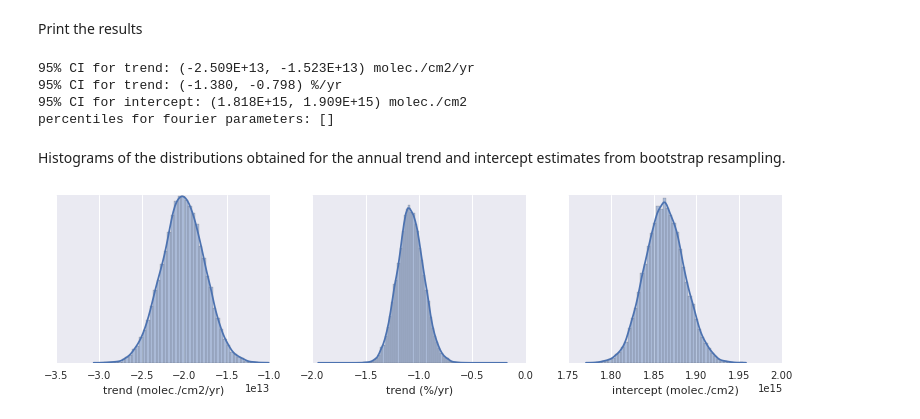
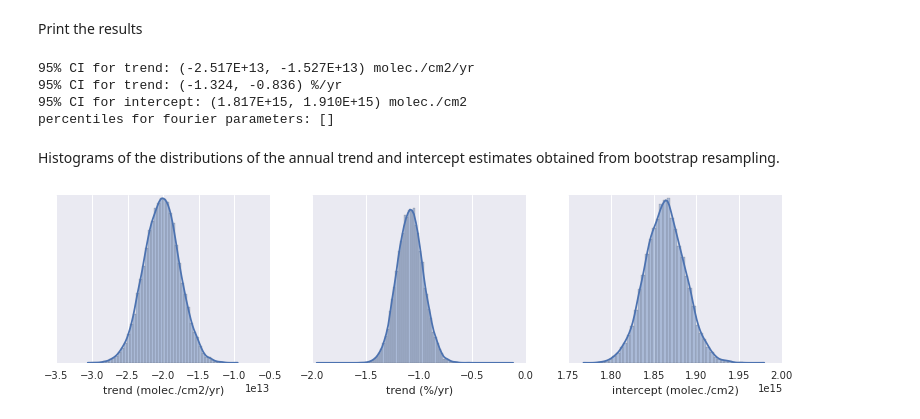
Before and after one commit to ArunNairID/nb_tseries, a Jupyter notebook: Drift_Fourier_Analysis_Bootstrap_CCL4_NYA.ipynb, the cells around one changed output. Saved outputs shown, nothing was run; the diff lists cells and outputs as text; code cells hidden in the pictures.

Commit message:
fixed some typo and numpy vectorized bootstrap resampling

```diff
--- a/Drift_Fourier_Analysis_Bootstrap_CCL4_NYA.ipynb
+++ b/Drift_Fourier_Analysis_Bootstrap_CCL4_NYA.ipynb
@@ -236,28 +231,36 @@ cf, intercept, slope, pfourier = cf_driftfourier(
+# %%
+ci95_percentiles = (2.5, 97.5)
+
+cf, boot_intercept, boot_slope, boot_pfourier = cf_driftfourier(
+    x, y, w, fourier_degree, nboot=20000,
+    percentiles=ci95_percentiles
+)
+
+boot_slope_percent = get_slope_percent(boot_slope, boot_intercept)
+cf['slope_percent'] = np.percentile(boot_slope_percent, ci95_percentiles)
 # %% [markdown]
 Print the results
 # %%
-trend_ci_percent = get_slope_percent(cf['slope'], cf['intercept'])
-
 print("95% CI for trend: ({:.3E}, {:.3E}) molec./cm2/yr".format(*cf['slope']))
-print("95% CI for trend: ({:.3f}, {:.3f}) %/yr".format(*trend_ci_percent))
+print("95% CI for trend: ({:.3f}, {:.3f}) %/yr".format(*cf['slope_percent']))
 print("95% CI for intercept: ({:.3E}, {:.3E}) molec./cm2".format(*cf['intercept']))
 print("percentiles for fourier parameters: {}".format(cf['pfourier']))
 # %% [output]
-95% CI for trend: (-2.509E+13, -1.523E+13) molec./cm2/yr
-95% CI for trend: (-1.380, -0.798) %/yr
-95% CI for intercept: (1.818E+15, 1.909E+15) molec./cm2
+95% CI for trend: (-2.517E+13, -1.527E+13) molec./cm2/yr
+95% CI for trend: (-1.324, -0.836) %/yr
+95% CI for intercept: (1.817E+15, 1.910E+15) molec./cm2
 percentiles for fourier parameters: []
 # %% [markdown]
-Histograms of the distributions obtained for the annual trend and intercept estimates from bootstrap resampling.
+Histograms of the distributions of the annual trend and intercept estimates obtained from bootstrap resampling.
 # %%
 fig, axes = plt.subplots(1, 3, figsize=(13, 3))
 
 def plot_bootdist(v, ax, label):
     sns.distributions.distplot(v, ax=ax)
     plt.setp(ax, xlabel=label, yticks=[])
 
-plot_bootdist(slope, axes[0], 'trend (molec./cm2/yr)')
-plot_bootdist(get_slope_percent(slope, intercept), axes[1], 'trend (%/yr)')
-plot_bootdist(intercept, axes[2], 'intercept (molec./cm2)')
+plot_bootdist(boot_slope, axes[0], 'trend (molec./cm2/yr)')
+plot_bootdist(boot_slope_percent, axes[1], 'trend (%/yr)')
+plot_bootdist(boot_intercept, axes[2], 'intercept (molec./cm2)')
 # %% [output]
-[figure, old version]
+[figure, new version]
```
Also changed, not shown: parts of 5 cells of this notebook.
